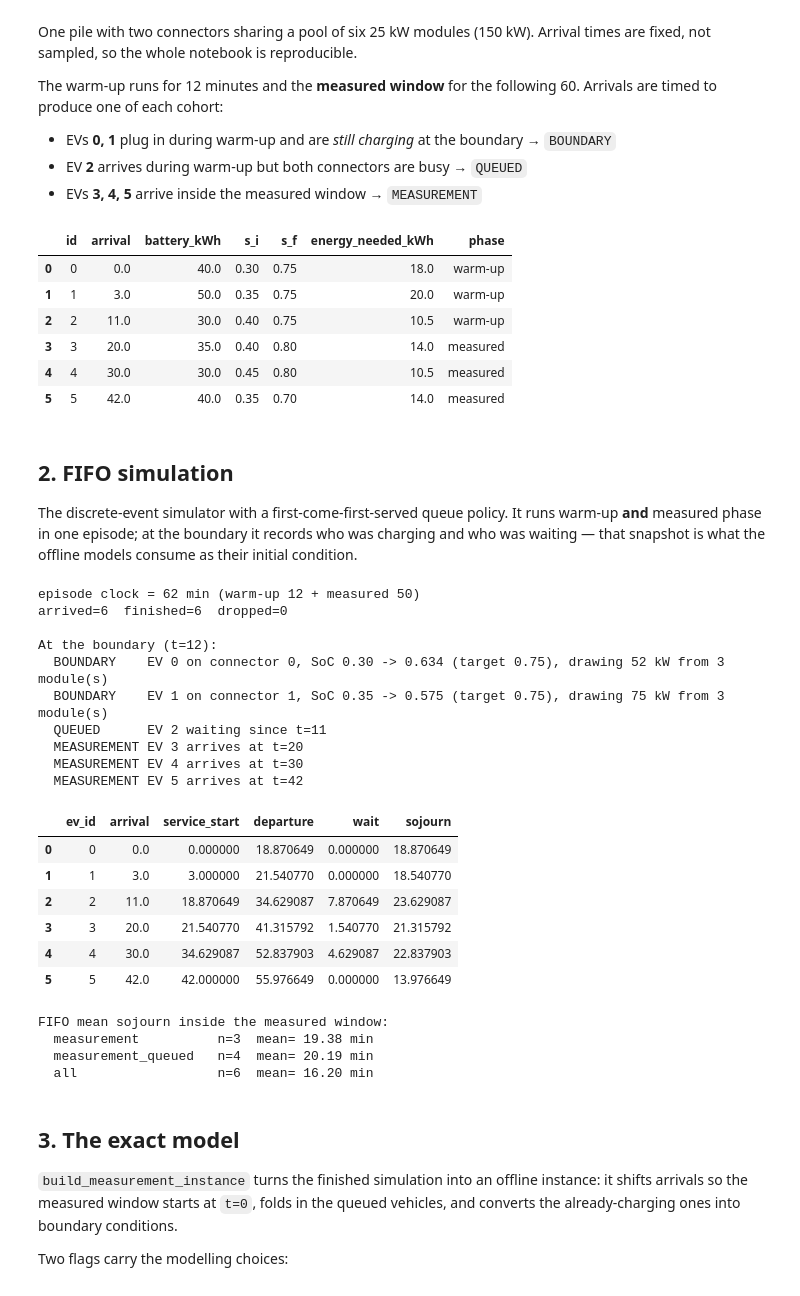
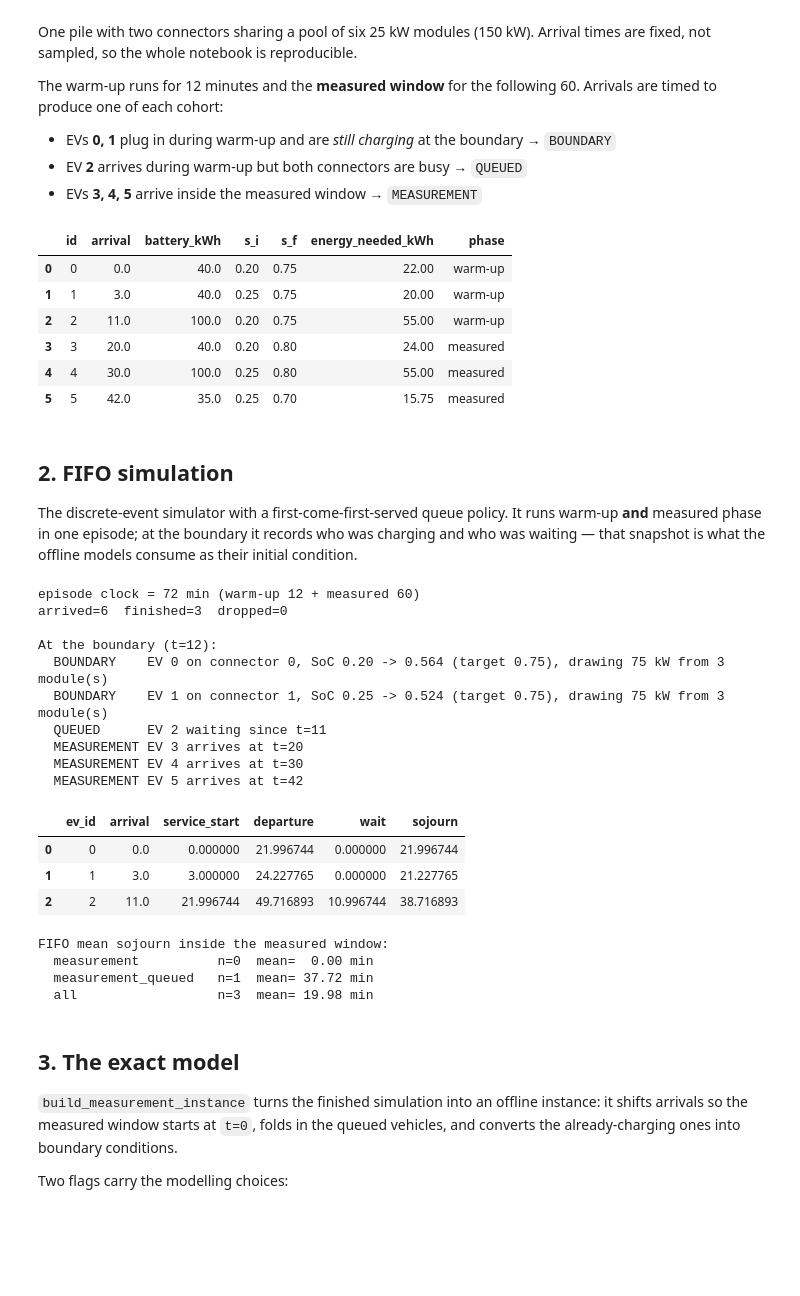
Before and after one commit to saneiimo/ChargingStationQueueing, a Jupyter notebook: cl_model.ipynb, the cells around one changed output. Cells and saved outputs as stored; diff of their text form; code cells hidden in the pictures; blank space fills up the shorter version.

```diff
--- a/cl_model.ipynb
+++ b/cl_model.ipynb
@@ -39,46 +39,46 @@ The warm-up runs for 12 minutes and the **measured window** for the following
 # %%
 import numpy as np
 import pandas as pd
 
 from config import HR2MIN
 from models.ev import EV
 from env.charging_env import ChargingStationEnv
 from policy.queue.fifo import FIFOQueuePolicy
 from offline_cl_opt import StationSpec
 
 WARMUP_MIN = 12.0    # warm-up: builds up a loaded station, then metrics start
-MEASURE_MIN = 50.0   # the window the offline models optimise
+MEASURE_MIN = 60.0   # the window the offline models optimise
 DELTA = 1.0          # slot length (minutes) -> K = 60 slots
 
 STATION = StationSpec(n_piles=1, n_connectors=2, n_modules=6, p_module=25.0)
 
 # (id, arrival_min, battery_kWh, s_i, s_f). Arrival is on the whole-run clock,
 # so anything below WARMUP_MIN happens during warm-up.
 EV_SPECS = [
-    (0,  0.0, 40.0, 0.30, 0.75),   # -> BOUNDARY  (plugs in at once, still charging at t=12)
-    (1,  3.0, 50.0, 0.35, 0.75),   # -> BOUNDARY  (takes the 2nd connector)
-    (2, 11.0, 30.0, 0.40, 0.75),   # -> QUEUED    (both connectors busy on arrival)
-    (3, 20.0, 35.0, 0.40, 0.80),   # -> MEASUREMENT
-    (4, 30.0, 30.0, 0.45, 0.80),   # -> MEASUREMENT
-    (5, 42.0, 40.0, 0.35, 0.70),   # -> MEASUREMENT
+    (0,  0.0, 40.0, 0.20, 0.75),   # -> BOUNDARY  (plugs in at once, still charging at t=12)
+    (1,  3.0, 40.0, 0.25, 0.75),   # -> BOUNDARY  (takes the 2nd connector)
+    (2, 11.0, 100.0, 0.20, 0.75),   # -> QUEUED    (both connectors busy on arrival)
+    (3, 20.0, 40.0, 0.20, 0.80),   # -> MEASUREMENT
+    (4, 30.0, 100.0, 0.25, 0.80),   # -> MEASUREMENT
+    (5, 42.0, 35.0, 0.25, 0.70),   # -> MEASUREMENT
 ]
 
 # c_b is the simulator's internal kW*min unit, hence the HR2MIN factor.
 evs = [EV(id=i, c_b=kwh * HR2MIN, s_i=s_i, s_f=s_f, arrival_time=t)
        for (i, t, kwh, s_i, s_f) in EV_SPECS]
 
 pd.DataFrame(EV_SPECS, columns=["id", "arrival", "battery_kWh", "s_i", "s_f"]).assign(
     energy_needed_kWh=lambda d: d.battery_kWh * (d.s_f - d.s_i),
     phase=lambda d: np.where(d.arrival < WARMUP_MIN, "warm-up", "measured"),
 )
 # %% [output]
 |  | id | arrival | battery_kWh | s_i | s_f | energy_needed_kWh | phase |
-| 0 | 0 | 0.0 | 40.0 | 0.30 | 0.75 | 18.0 | warm-up |
-| 1 | 1 | 3.0 | 50.0 | 0.35 | 0.75 | 20.0 | warm-up |
-| 2 | 2 | 11.0 | 30.0 | 0.40 | 0.75 | 10.5 | warm-up |
-| 3 | 3 | 20.0 | 35.0 | 0.40 | 0.80 | 14.0 | measured |
-| 4 | 4 | 30.0 | 30.0 | 0.45 | 0.80 | 10.5 | measured |
-| 5 | 5 | 42.0 | 40.0 | 0.35 | 0.70 | 14.0 | measured |
+| 0 | 0 | 0.0 | 40.0 | 0.20 | 0.75 | 22.00 | warm-up |
+| 1 | 1 | 3.0 | 40.0 | 0.25 | 0.75 | 20.00 | warm-up |
+| 2 | 2 | 11.0 | 100.0 | 0.20 | 0.75 | 55.00 | warm-up |
+| 3 | 3 | 20.0 | 40.0 | 0.20 | 0.80 | 24.00 | measured |
+| 4 | 4 | 30.0 | 100.0 | 0.25 | 0.80 | 55.00 | measured |
+| 5 | 5 | 42.0 | 35.0 | 0.25 | 0.70 | 15.75 | measured |
 # %% [markdown]
 ## 2. FIFO simulation
 
@@ -139,27 +139,24 @@ print("FIFO mean sojourn inside the measured window:")
 for name, s in sim_by_cohort.items():
     print(f"  {name:20s} n={int(s['n'])}  mean={s['mean_sojourn']:6.2f} min")
 # %% [output]
-episode clock = 62 min (warm-up 12 + measured 50)
-arrived=6  finished=6  dropped=0
+episode clock = 72 min (warm-up 12 + measured 60)
+arrived=6  finished=3  dropped=0
 
 At the boundary (t=12):
-  BOUNDARY    EV 0 on connector 0, SoC 0.30 -> 0.634 (target 0.75), drawing 52 kW from 3 module(s)
-  BOUNDARY    EV 1 on connector 1, SoC 0.35 -> 0.575 (target 0.75), drawing 75 kW from 3 module(s)
+  BOUNDARY    EV 0 on connector 0, SoC 0.20 -> 0.564 (target 0.75), drawing 75 kW from 3 module(s)
+  BOUNDARY    EV 1 on connector 1, SoC 0.25 -> 0.524 (target 0.75), drawing 75 kW from 3 module(s)
   QUEUED      EV 2 waiting since t=11
   MEASUREMENT EV 3 arrives at t=20
   MEASUREMENT EV 4 arrives at t=30
   MEASUREMENT EV 5 arrives at t=42
 |  | ev_id | arrival | service_start | departure | wait | sojourn |
-| 0 | 0 | 0.0 | 0.000000 | 18.870649 | 0.000000 | 18.870649 |
-| 1 | 1 | 3.0 | 3.000000 | 21.540770 | 0.000000 | 18.540770 |
-| 2 | 2 | 11.0 | 18.870649 | 34.629087 | 7.870649 | 23.629087 |
-| 3 | 3 | 20.0 | 21.540770 | 41.315792 | 1.540770 | 21.315792 |
-| 4 | 4 | 30.0 | 34.629087 | 52.837903 | 4.629087 | 22.837903 |
-| 5 | 5 | 42.0 | 42.000000 | 55.976649 | 0.000000 | 13.976649 |
+| 0 | 0 | 0.0 | 0.000000 | 21.996744 | 0.000000 | 21.996744 |
+| 1 | 1 | 3.0 | 3.000000 | 24.227765 | 0.000000 | 21.227765 |
+| 2 | 2 | 11.0 | 21.996744 | 49.716893 | 10.996744 | 38.716893 |
 FIFO mean sojourn inside the measured window:
-  measurement          n=3  mean= 19.38 min
-  measurement_queued   n=4  mean= 20.19 min
-  all                  n=6  mean= 16.20 min
+  measurement          n=0  mean=  0.00 min
+  measurement_queued   n=1  mean= 37.72 min
+  all                  n=3  mean= 19.98 min
 # %% [markdown]
 ## 3. The exact model
 
```
Also changed, not shown: parts of 4 cells of this notebook, 1 other file.
